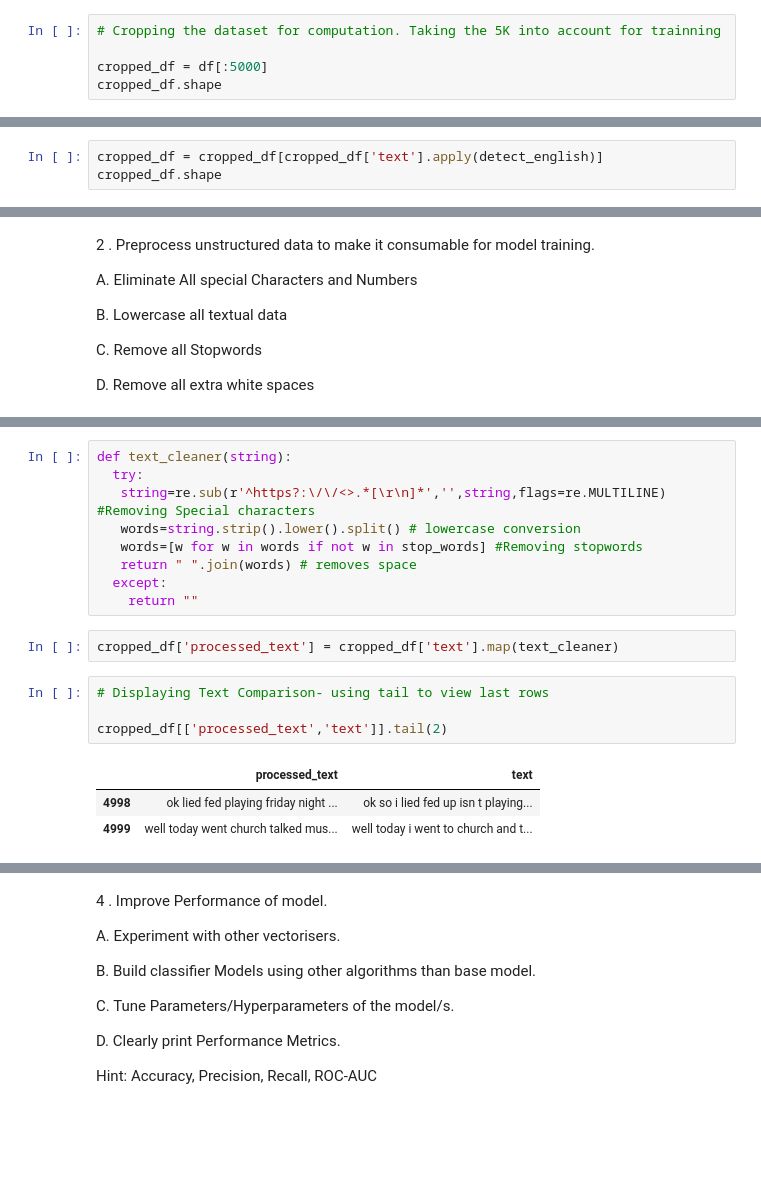
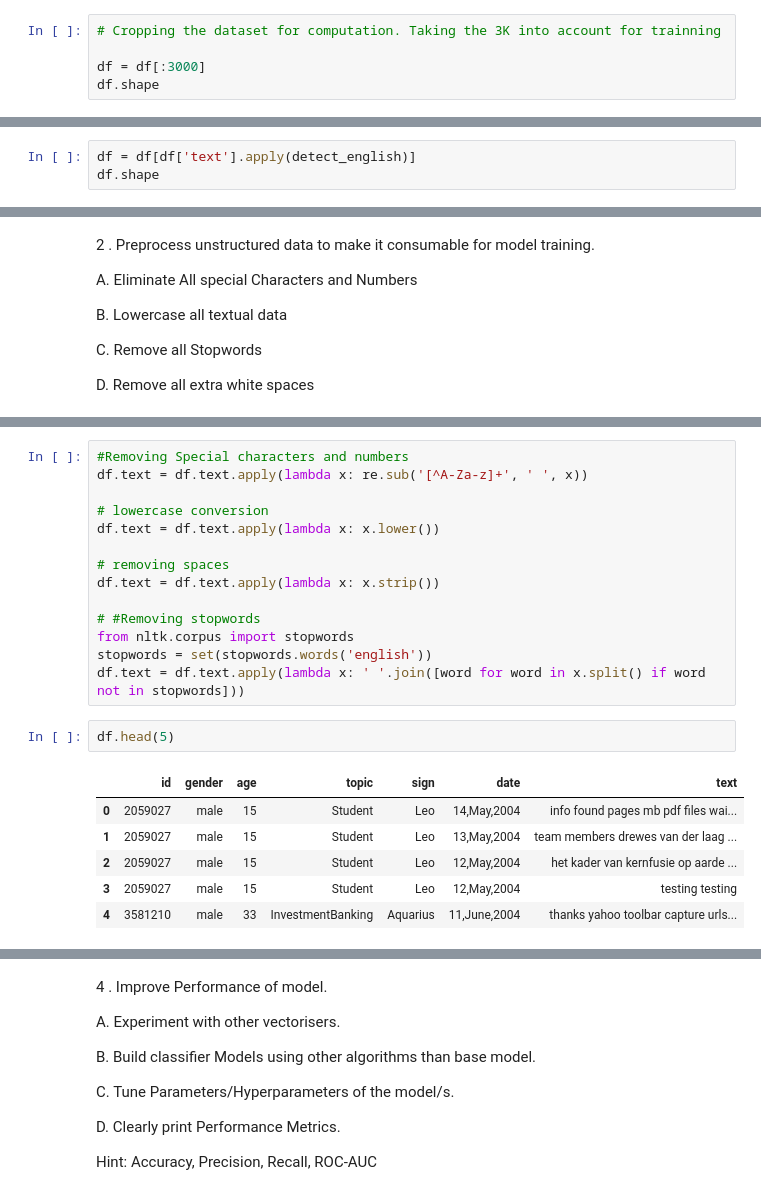
Before and after one commit to SelvamRaju/Natural-Language-Processing-Statistical-NLP, a Jupyter notebook: Statistical_NLP_Part_1.ipynb, the cells around one changed output, grey strips where cells are left out. Drawn from its saved outputs; the diff is of its cells as text; blank space fills up the shorter version.

```diff
--- a/Statistical_NLP_Part_1.ipynb
+++ b/Statistical_NLP_Part_1.ipynb
@@ -144,8 +145,8 @@ df.dtypes.to_frame(name = 'Data Type')
 # %% [markdown]
 No missing values identified in the analysis
 # %%
-# Cropping the dataset for computation. Taking the 5K into account for trainning
+# Cropping the dataset for computation. Taking the 3K into account for trainning
 
-cropped_df = df[:5000]
-cropped_df.shape
+df = df[:3000]
+df.shape
 # %% [output]
@@ -167,4 +176,4 @@ Requirement already satisfied: six in /usr/local/lib/python3.7/dist-packages (fr
 # %%
-cropped_df = cropped_df[cropped_df['text'].apply(detect_english)]
-cropped_df.shape
+df = df[df['text'].apply(detect_english)]
+df.shape
 # %% [output]
@@ -199,23 +208,27 @@ print('Number of stop words : ', len(stop_words))
 Number of stop words :  179
-# %%
-def text_cleaner(string):
-  try:
-   string=re.sub(r'^https?:\/\/<>.*[\r\n]*','',string,flags=re.MULTILINE) #Removing Special characters
-   words=string.strip().lower().split() # lowercase conversion
-   words=[w for w in words if not w in stop_words] #Removing stopwords
-   return " ".join(words) # removes space
-  except:
-    return ""
-# %%
-cropped_df['processed_text'] = cropped_df['text'].map(text_cleaner)
-# %%
-# Displaying Text Comparison- using tail to view last rows
-
-cropped_df[['processed_text','text']].tail(2)
-# %% [output]
-|  | processed_text | text |
-| 4998 | ok lied fed playing friday night ... | ok so i lied fed up isn t playing... |
-| 4999 | well today went church talked mus... | well today i went to church and t... |
+# %%
+#Removing Special characters and numbers
+df.text = df.text.apply(lambda x: re.sub('[^A-Za-z]+', ' ', x))
+
+# lowercase conversion
+df.text = df.text.apply(lambda x: x.lower())
+
+# removing spaces
+df.text = df.text.apply(lambda x: x.strip())
+
+# #Removing stopwords
+from nltk.corpus import stopwords
+stopwords = set(stopwords.words('english'))
+df.text = df.text.apply(lambda x: ' '.join([word for word in x.split() if word not in stopwords]))
+# %%
+df.head(5)
+# %% [output]
+|  | id | gender | age | topic | sign | date | text |
+| 0 | 2059027 | male | 15 | Student | Leo | 14,May,2004 | info found pages mb pdf files wai... |
+| 1 | 2059027 | male | 15 | Student | Leo | 13,May,2004 | team members drewes van der laag ... |
+| 2 | 2059027 | male | 15 | Student | Leo | 12,May,2004 | het kader van kernfusie op aarde ... |
+| 3 | 2059027 | male | 15 | Student | Leo | 12,May,2004 | testing testing |
+| 4 | 3581210 | male | 33 | InvestmentBanking | Aquarius | 11,June,2004 | thanks yahoo toolbar capture urls... |
 # %% [markdown]
 3 . Build a base Classification model
 
```
Also changed, not shown: parts of 28 cells of this notebook.
